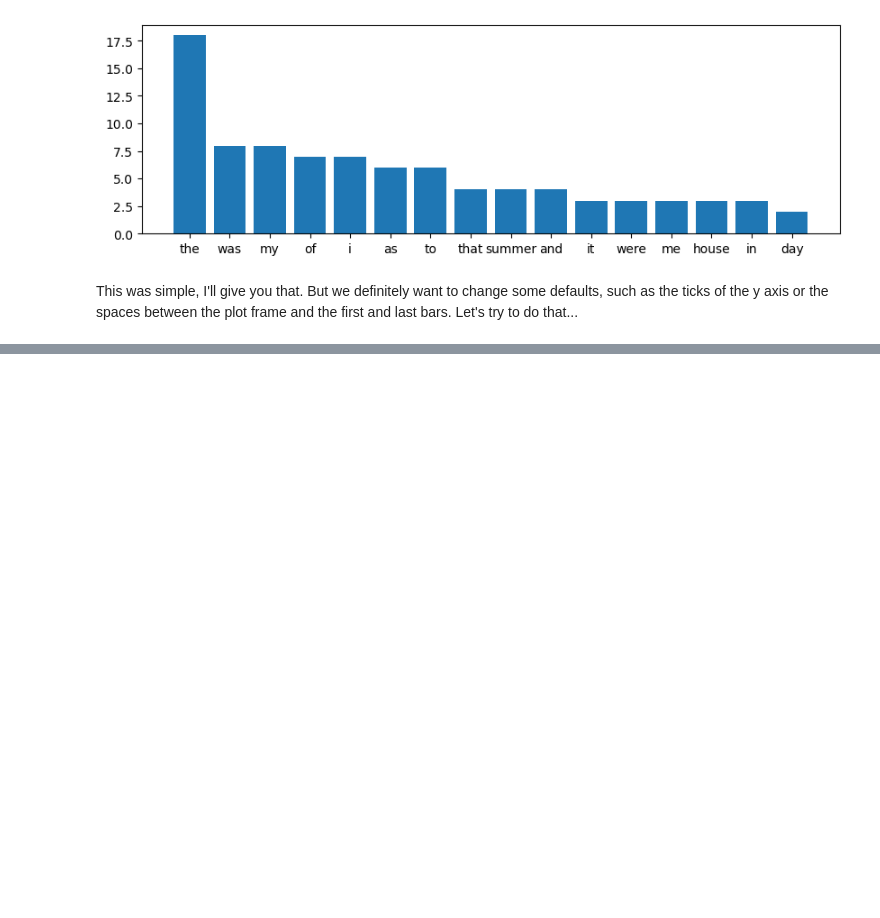
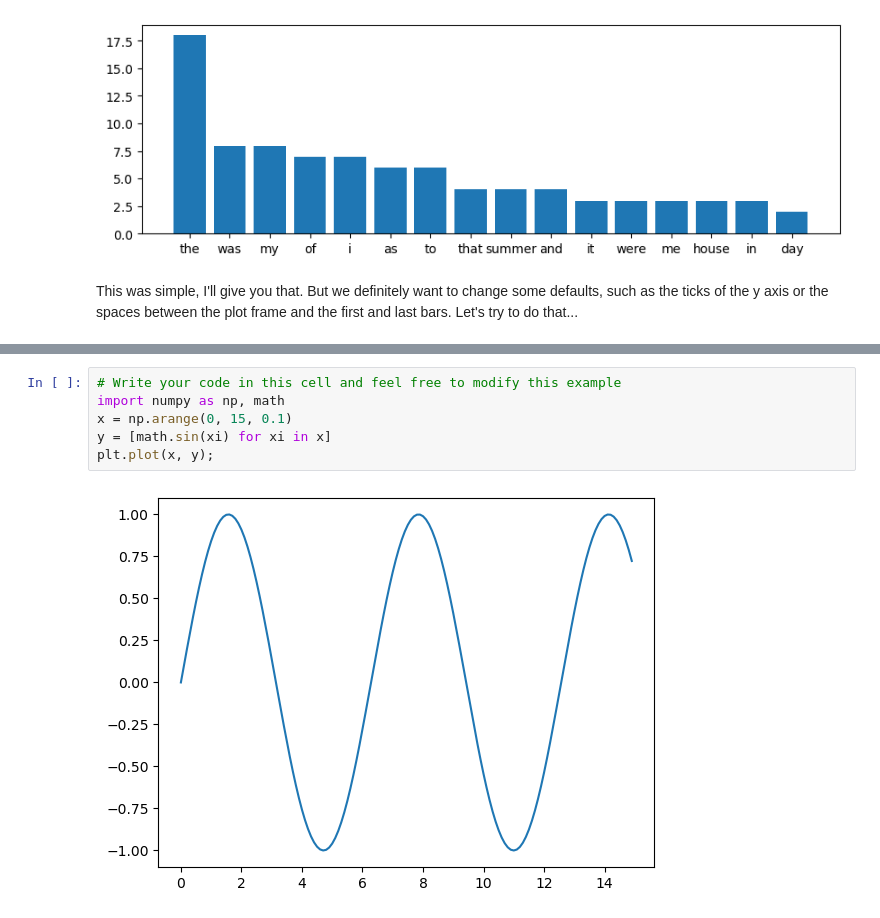
Before and after one commit to SentientVirus/ATTC_biopython, a Jupyter notebook: 3-Data_parsing.ipynb, the cells around one changed output, grey strips where cells are left out. Saved outputs shown, nothing was run; the diff lists cells and outputs as text; blank space fills up the shorter version.

```diff
--- a/3-Data_parsing.ipynb
+++ b/3-Data_parsing.ipynb
@@ -613,0 +632,8 @@ import seaborn
+# %%
+# Write your code in this cell and feel free to modify this example
+import numpy as np, math
+x = np.arange(0, 15, 0.1)
+y = [math.sin(xi) for xi in x]
+plt.plot(x, y);
+# %% [output]
+[figure, added]
```
Also changed, not shown: parts of 14 cells of this notebook.
